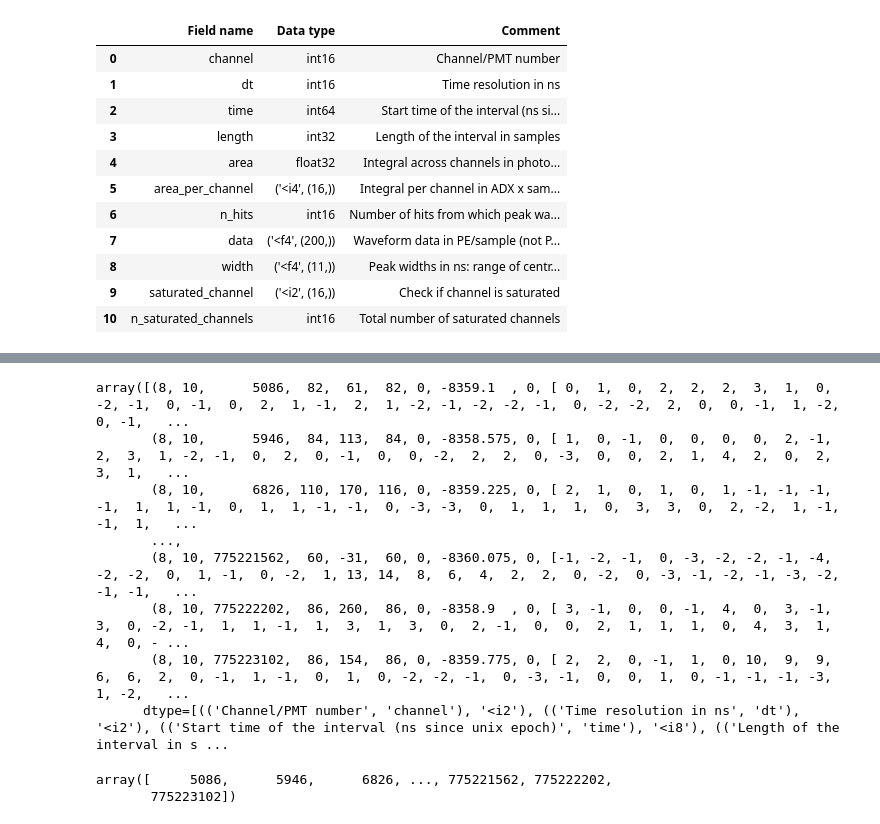
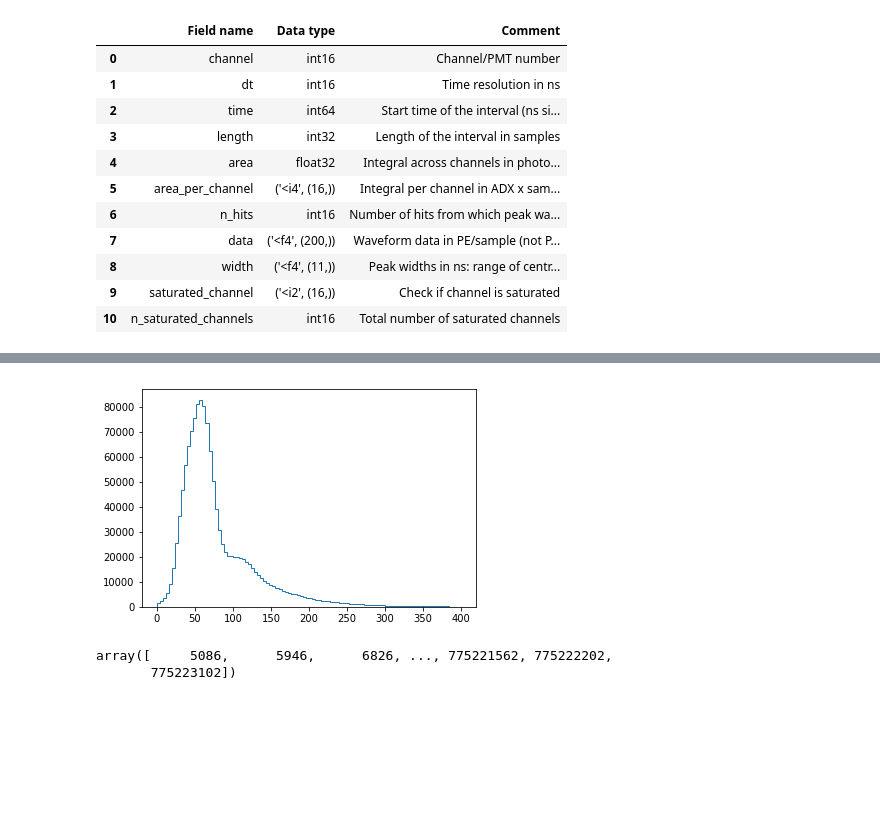
Before and after one commit to XAMS-nikhef/amstrax, a Jupyter notebook: notebooks/mongo_interface_test.ipynb, the cells around one changed output, grey strips where cells are left out. Saved outputs shown, nothing was run; the diff lists cells and outputs as text; code cells hidden in the pictures; blank space fills up the shorter version.

```diff
--- a/notebooks/mongo_interface_test.ipynb
+++ b/notebooks/mongo_interface_test.ipynb
@@ -250,14 +86,8 @@ st.data_info('records')
-# %%
-r
-# %% [output]
-array([(8, 10,      5086,  82,  61,  82, 0, -8359.1  , 0, [ 0,  1,  0,  2,  2,  2,  3,  1,  0, -2, -1,  0, -1,  0,  2,  1, -1,  2,  1, -2, -1, -2, -2, -1,  0, -2, -2,  2,  0,  0, -1,  1, -2,  0, -1,   ...
-       (8, 10,      5946,  84, 113,  84, 0, -8358.575, 0, [ 1,  0, -1,  0,  0,  0,  0,  2, -1,  2,  3,  1, -2, -1,  0,  2,  0, -1,  0,  0, -2,  2,  2,  0, -3,  0,  0,  2,  1,  4,  2,  0,  2,  3,  1,   ...
-       (8, 10,      6826, 110, 170, 116, 0, -8359.225, 0, [ 2,  1,  0,  1,  0,  1, -1, -1, -1, -1,  1,  1, -1,  0,  1,  1, -1, -1,  0, -3, -3,  0,  1,  1,  1,  0,  3,  3,  0,  2, -2,  1, -1, -1,  1,   ...
-       ...,
-       (8, 10, 775221562,  60, -31,  60, 0, -8360.075, 0, [-1, -2, -1,  0, -3, -2, -2, -1, -4, -2, -2,  0,  1, -1,  0, -2,  1, 13, 14,  8,  6,  4,  2,  2,  0, -2,  0, -3, -1, -2, -1, -3, -2, -1, -1,   ...
-       (8, 10, 775222202,  86, 260,  86, 0, -8358.9  , 0, [ 3, -1,  0,  0, -1,  4,  0,  3, -1,  3,  0, -2, -1,  1,  1, -1,  1,  3,  1,  3,  0,  2, -1,  0,  0,  2,  1,  1,  1,  0,  4,  3,  1,  4,  0, - ...
-       (8, 10, 775223102,  86, 154,  86, 0, -8359.775, 0, [ 2,  2,  0, -1,  1,  0, 10,  9,  9,  6,  6,  2,  0, -1,  1, -1,  0,  1,  0, -2, -2, -1,  0, -3, -1,  0,  0,  1,  0, -1, -1, -1, -3,  1, -2,   ...
-      dtype=[(('Channel/PMT number', 'channel'), '<i2'), (('Time resolution in ns', 'dt'), '<i2'), (('Start time of the interval (ns since unix epoch)', 'time'), '<i8'), (('Length of the interval in s ...
+# %%
+plt.hist(peaks['area'], bins=100, histtype='step', range=(0, 400))
+plt.show()
+# %% [output]
+[figure, added]
 # %%
 # %% [output]
 array([     5086,      5946,      6826, ..., 775221562, 775222202,
```
Also changed, not shown: parts of 28 cells of this notebook, 2 other files.
